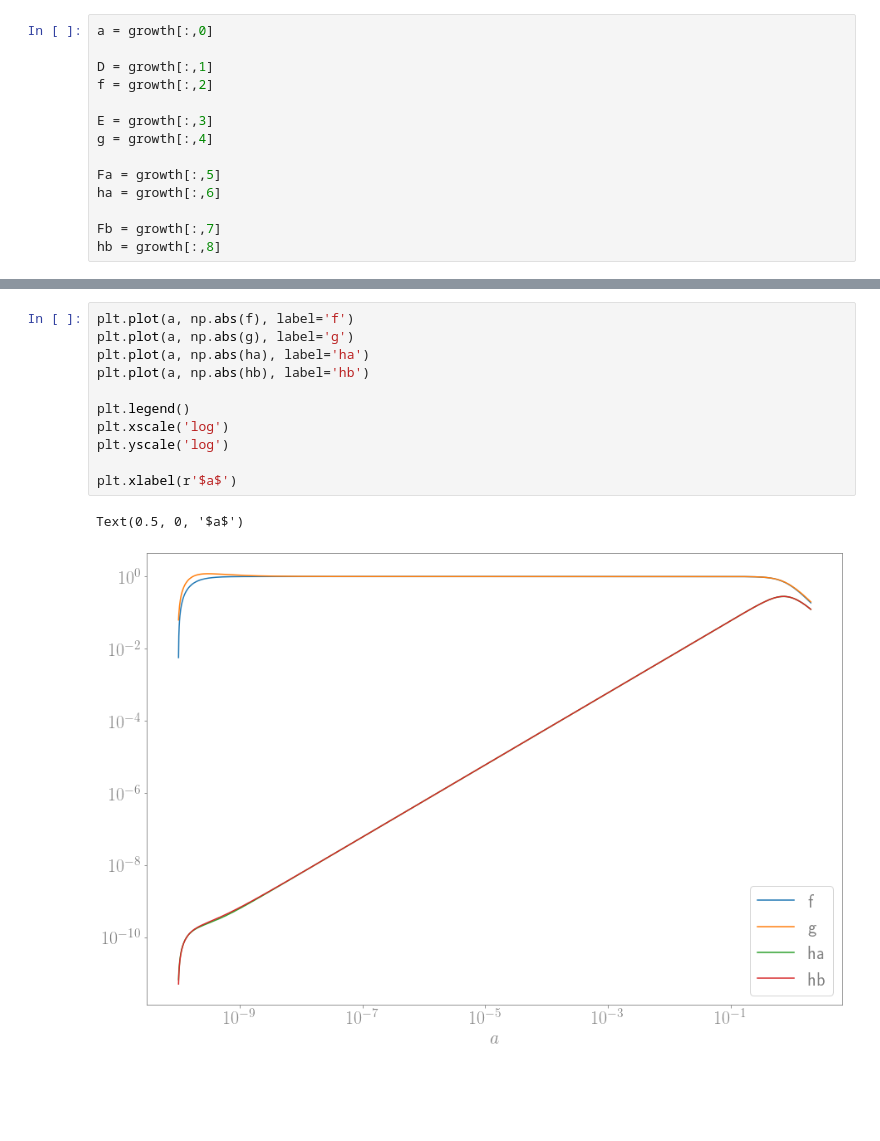
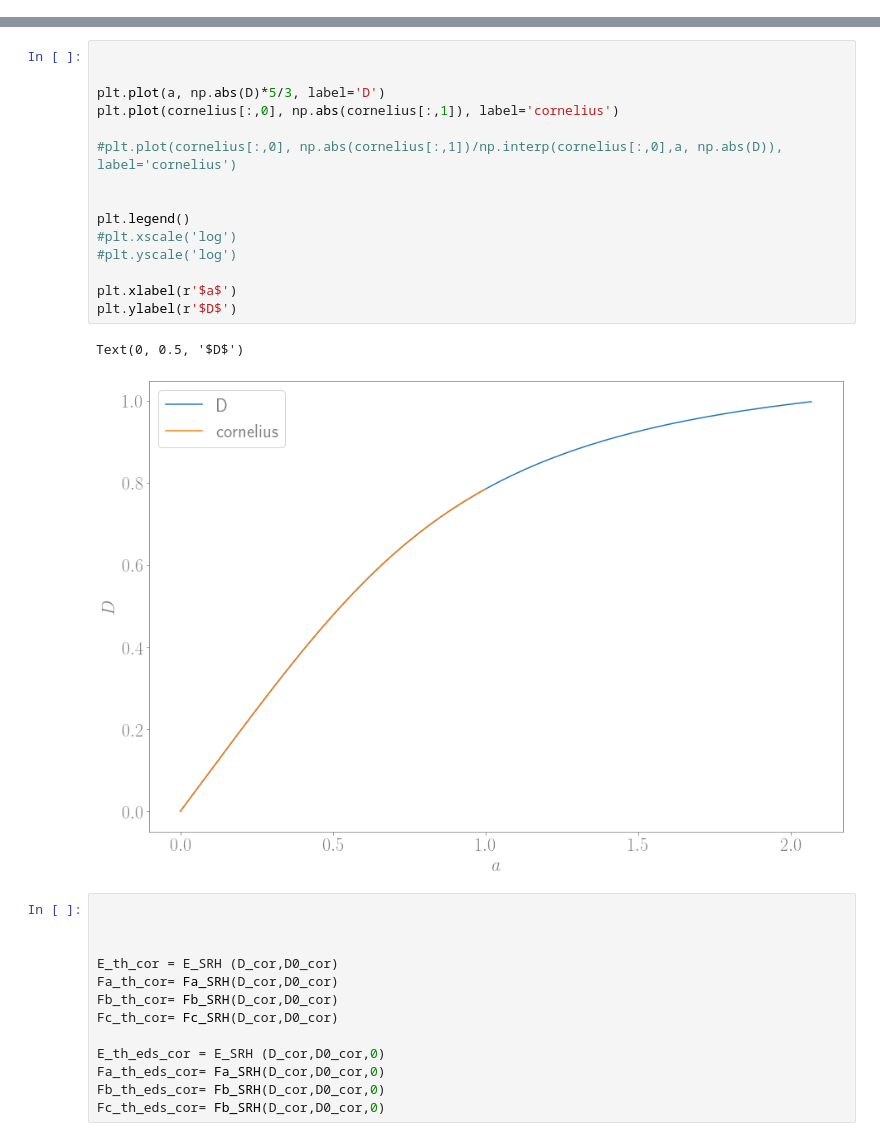
Before and after one commit to ohahn/monofonIC, a Jupyter notebook: generic.ipynb, the cells around one changed output, grey strips where cells are left out. Cells and saved outputs as stored; diff of their text form; blank space fills up the shorter version.

```diff
--- a/generic.ipynb
+++ b/generic.ipynb
@@ -41,14 +96,0 @@ growth = np.loadtxt('/home/thomas/generic_cosmo/master/build/GrowthFactors.txt')
-# %%
-a = growth[:,0]
-
-D = growth[:,1]
-f = growth[:,2]
-
-E = growth[:,3]
-g = growth[:,4]
-
-Fa = growth[:,5]
-ha = growth[:,6]
-
-Fb = growth[:,7]
-hb = growth[:,8]
@@ -102,14 +223,31 @@ Text(0.5, 0, '$a$')
 # %%
-plt.plot(a, np.abs(f), label='f')
-plt.plot(a, np.abs(g), label='g')
-plt.plot(a, np.abs(ha), label='ha')
-plt.plot(a, np.abs(hb), label='hb')
+
+
+plt.plot(a, np.abs(D)*5/3, label='D')
+plt.plot(cornelius[:,0], np.abs(cornelius[:,1]), label='cornelius')
+
+#plt.plot(cornelius[:,0], np.abs(cornelius[:,1])/np.interp(cornelius[:,0],a, np.abs(D)), label='cornelius')
+
 
 plt.legend()
-plt.xscale('log')
-plt.yscale('log')
+#plt.xscale('log')
+#plt.yscale('log')
 
 plt.xlabel(r'$a$')
+plt.ylabel(r'$D$')
 # %% [output]
-Text(0.5, 0, '$a$')
+Text(0, 0.5, '$D$')
-[figure, old version]
+[figure, new version]
+# %%
+
+
+
+E_th_cor = E_SRH (D_cor,D0_cor)
+Fa_th_cor= Fa_SRH(D_cor,D0_cor)
+Fb_th_cor= Fb_SRH(D_cor,D0_cor)
+Fc_th_cor= Fc_SRH(D_cor,D0_cor)
+
+E_th_eds_cor = E_SRH (D_cor,D0_cor,0)
+Fa_th_eds_cor= Fa_SRH(D_cor,D0_cor,0)
+Fb_th_eds_cor= Fb_SRH(D_cor,D0_cor,0)
+Fc_th_eds_cor= Fb_SRH(D_cor,D0_cor,0)
```
Also changed, not shown: parts of 16 cells of this notebook, 2 other files.
